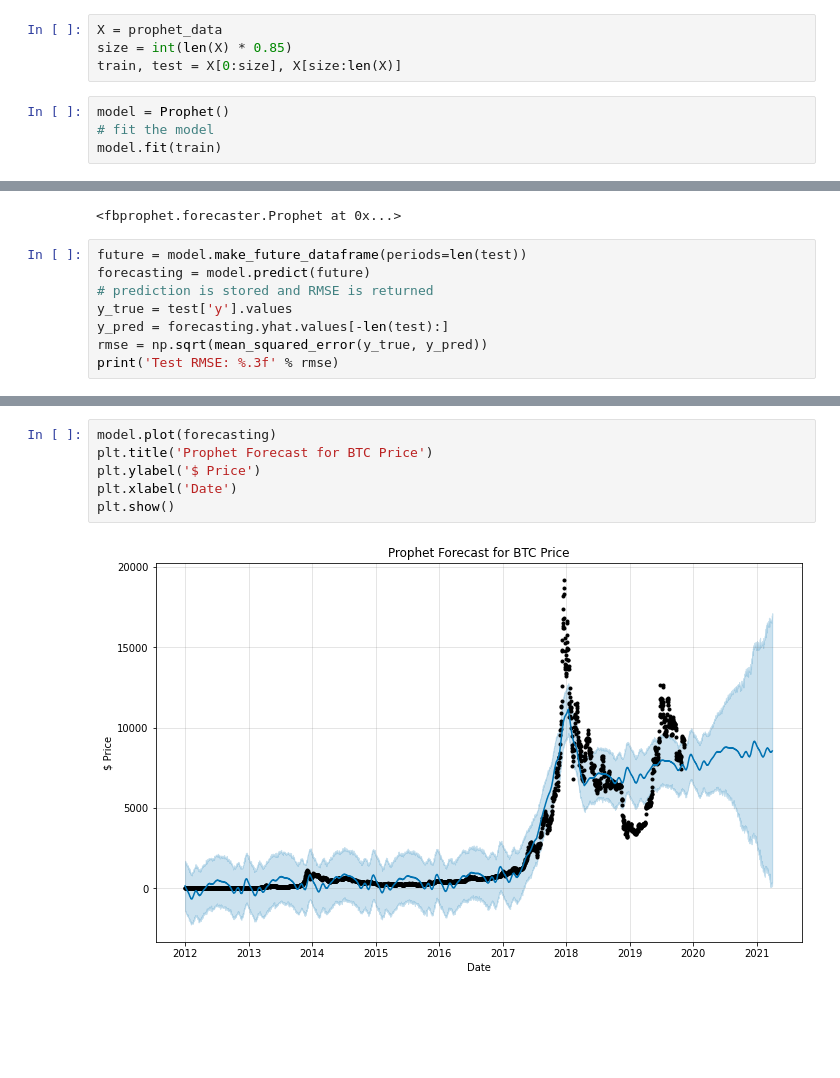
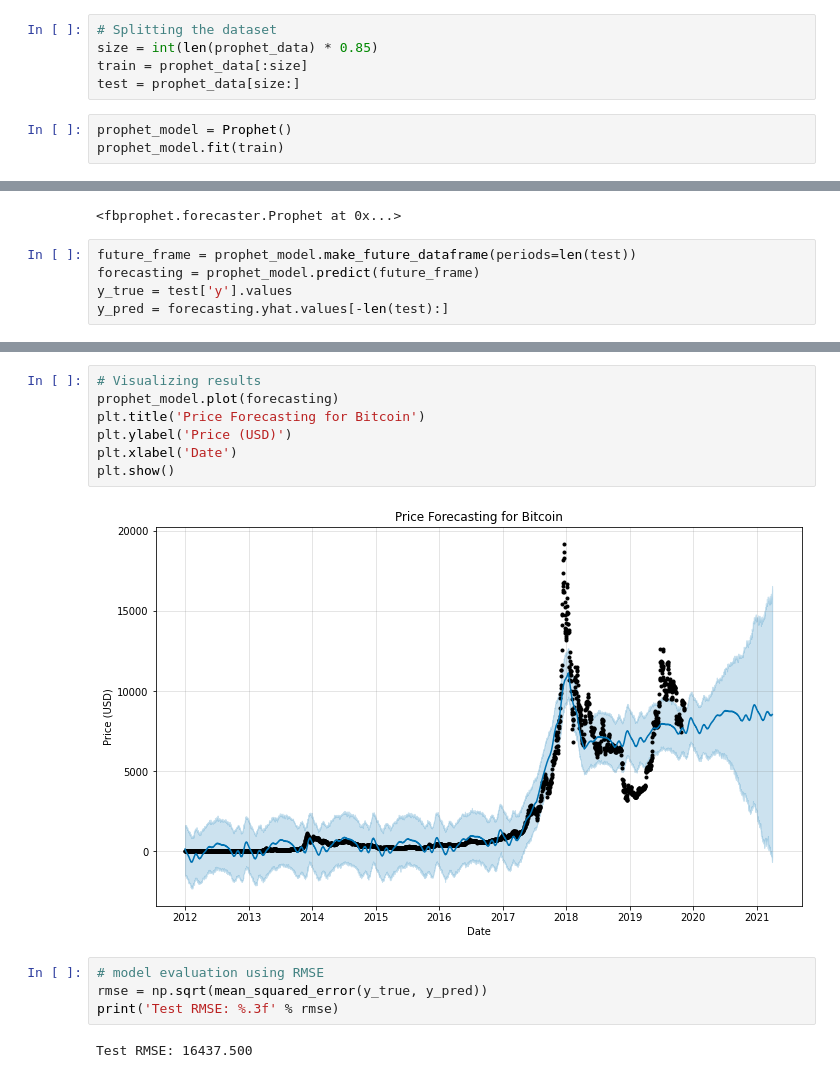
Before and after one commit to AshutoshBhawsar/Cryptocurrency-data-analysis-and-investing-strategies, a Jupyter notebook: code/phase2.ipynb, the cells around one changed output, grey strips where cells are left out. Cells and saved outputs as stored; diff of their text form; blank space fills up the shorter version.

```diff
--- a/code/phase2.ipynb
+++ b/code/phase2.ipynb
@@ -379,21 +342,18 @@ prophet_data.reset_index(inplace=True)
 prophet_data = prophet_data[['Timestamp', 'Weighted_Price']]
 prophet_data.columns = ['ds', 'y']
 # %%
-X = prophet_data
-size = int(len(X) * 0.85)
-train, test = X[0:size], X[size:len(X)]
+# Splitting the dataset
+size = int(len(prophet_data) * 0.85)
+train = prophet_data[:size]
+test = prophet_data[size:]
 # %%
-model = Prophet()
-# fit the model
-model.fit(train)
+prophet_model = Prophet()
+prophet_model.fit(train)
 # %% [output]
 INFO:fbprophet:Disabling daily seasonality. Run prophet with daily_seasonality=True to override this.
 <fbprophet.forecaster.Prophet at 0x...>
 # %%
-future = model.make_future_dataframe(periods=len(test))
-forecasting = model.predict(future)
-# prediction is stored and RMSE is returned
+future_frame = prophet_model.make_future_dataframe(periods=len(test))
+forecasting = prophet_model.predict(future_frame)
 y_true = test['y'].values
 y_pred = forecasting.yhat.values[-len(test):]
-rmse = np.sqrt(mean_squared_error(y_true, y_pred))
-print('Test RMSE: %.3f' % rmse)
@@ -423,8 +382,15 @@ model.plot_components(forecasting)
 # %%
-model.plot(forecasting)
-plt.title('Prophet Forecast for BTC Price')
-plt.ylabel('$ Price')
+# Visualizing results
+prophet_model.plot(forecasting)
+plt.title('Price Forecasting for Bitcoin')
+plt.ylabel('Price (USD)')
 plt.xlabel('Date')
 plt.show()
 # %% [output]
-[figure, old version]
+[figure, new version]
+# %%
+# model evaluation using RMSE
+rmse = np.sqrt(mean_squared_error(y_true, y_pred))
+print('Test RMSE: %.3f' % rmse)
+# %% [output]
+Test RMSE: 16437.500
```
Also changed, not shown: parts of 29 cells of this notebook.
